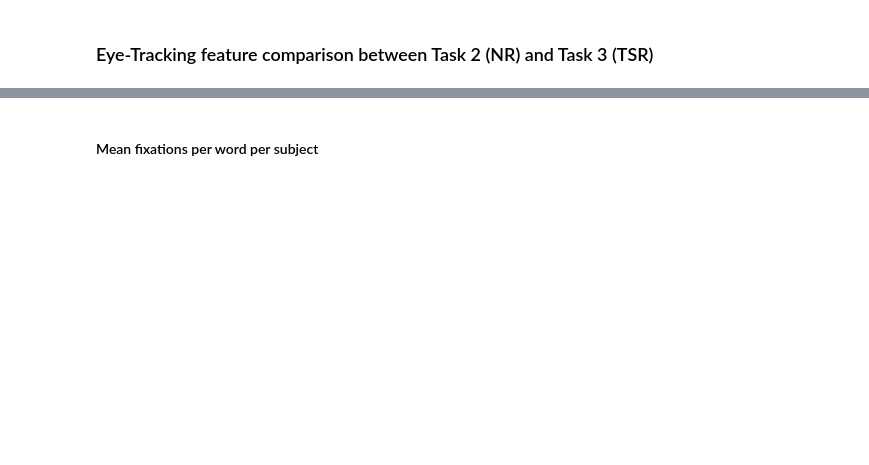
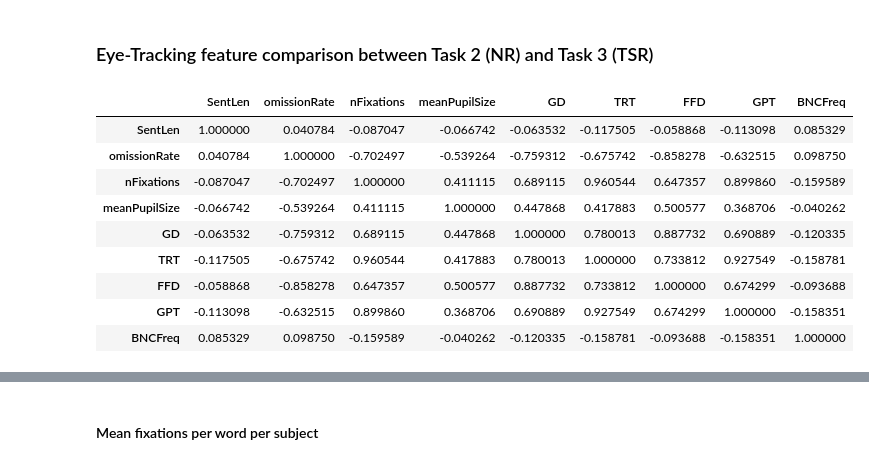
Before and after one commit to PosoSAgapo/NER-with-EEG-and-ET, a Jupyter notebook: data_exploration.ipynb, the cells around one changed output, grey strips where cells are left out. Saved outputs shown, nothing was run; the diff lists cells and outputs as text; code cells hidden in the pictures; blank space fills up the shorter version.

```diff
--- a/data_exploration.ipynb
+++ b/data_exploration.ipynb
@@ -124,2 +141,15 @@ plot_ffd(ffd_m1, ffd_m2)
 # %% [markdown]
 ### Eye-Tracking feature comparison between Task 2 (NR) and Task 3 (TSR)
+# %%
+corr_mat(compute_allvals(sbjs_t2))
+# %% [output]
+|  | SentLen | omissionRate | nFixations | meanPupilSize | GD | TRT | FFD | GPT | BNCFreq |
+| SentLen | 1.000000 | 0.040784 | -0.087047 | -0.066742 | -0.063532 | -0.117505 | -0.058868 | -0.113098 | 0.085329 |
+| omissionRate | 0.040784 | 1.000000 | -0.702497 | -0.539264 | -0.759312 | -0.675742 | -0.858278 | -0.632515 | 0.098750 |
+| nFixations | -0.087047 | -0.702497 | 1.000000 | 0.411115 | 0.689115 | 0.960544 | 0.647357 | 0.899860 | -0.159589 |
+| meanPupilSize | -0.066742 | -0.539264 | 0.411115 | 1.000000 | 0.447868 | 0.417883 | 0.500577 | 0.368706 | -0.040262 |
+| GD | -0.063532 | -0.759312 | 0.689115 | 0.447868 | 1.000000 | 0.780013 | 0.887732 | 0.690889 | -0.120335 |
+| TRT | -0.117505 | -0.675742 | 0.960544 | 0.417883 | 0.780013 | 1.000000 | 0.733812 | 0.927549 | -0.158781 |
+| FFD | -0.058868 | -0.858278 | 0.647357 | 0.500577 | 0.887732 | 0.733812 | 1.000000 | 0.674299 | -0.093688 |
+| GPT | -0.113098 | -0.632515 | 0.899860 | 0.368706 | 0.690889 | 0.927549 | 0.674299 | 1.000000 | -0.158351 |
+| BNCFreq | 0.085329 | 0.098750 | -0.159589 | -0.040262 | -0.120335 | -0.158781 | -0.093688 | -0.158351 | 1.000000 |
```
Also changed, not shown: parts of 15 cells of this notebook.
